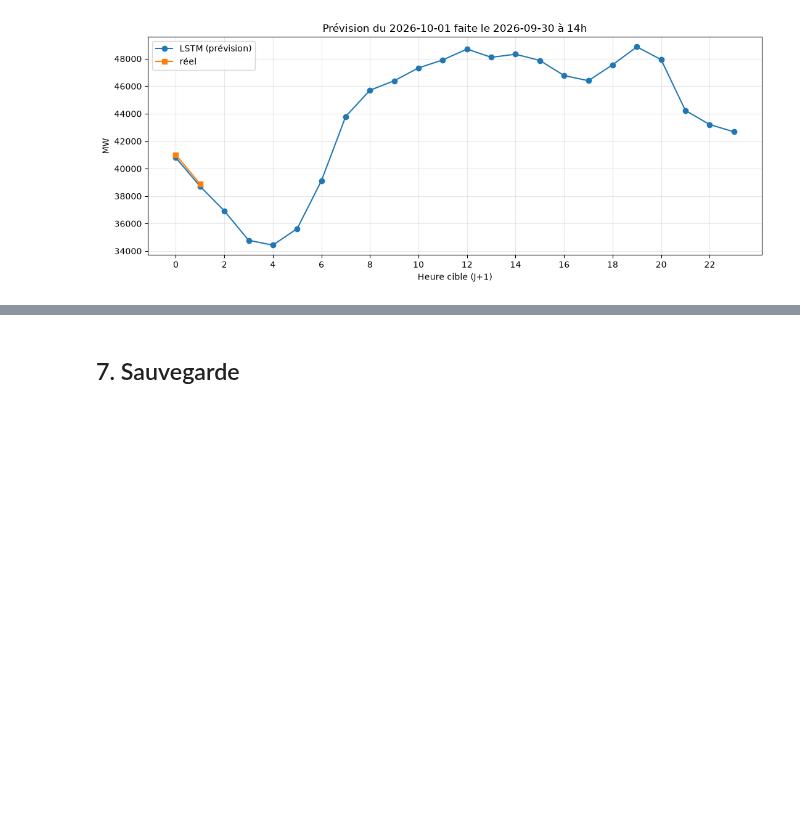
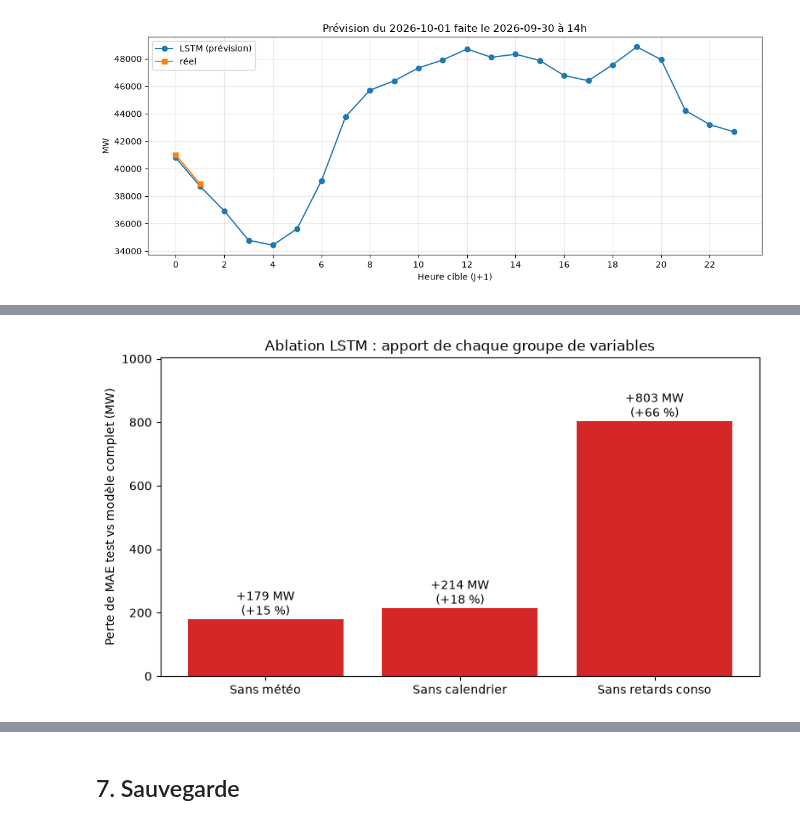
Before and after one commit to LeStolz/ConsommationElectrique, a Jupyter notebook: notebooks/modelisation_lstm.ipynb, the cells around one changed output, grey strips where cells are left out. Drawn from its saved outputs; the diff is of its cells as text; code cells hidden in the pictures; blank space fills up the shorter version.

```diff
--- a/notebooks/modelisation_lstm.ipynb
+++ b/notebooks/modelisation_lstm.ipynb
@@ -464,0 +482,23 @@ Heures comparées : 2/24 | MAE 193.9 MW | MAPE 0.48 % | Accuracy 99.52 %
+# %%
+N_ABL = 3                                   # réseaux par configuration (3 suffisent, plus rapide que 5)
+cfg = dict(CONFIG, residu=False)            # pas de base J-6 : sinon « sans retards » ne serait pas propre
+
+lignes = []
+for nom, grp in [("Modèle complet", None), ("Sans météo", "météo"),
+                 ("Sans calendrier", "calendrier"), ("Sans retards conso", "retards conso")]:
+    print(f"\n=== {nom} ===")
+    tr_, va_, te_ = (masquer(jeux[k], grp) for k in ("train", "val", "test"))
+    ms = entrainer_ensemble(tr_, va_, n_modeles=N_ABL, **cfg)
+    lignes.append({
+        "configuration": nom,
+        "MAE val": evaluer(ms, va_, scalers)[0]["mae"],
+        "MAE test": evaluer(ms, te_, scalers)[0]["mae"],
+    })
+
+abl = pd.DataFrame(lignes).set_index("configuration")
+abl["Δ MAE test vs complet"] = abl["MAE test"] - abl.loc["Modèle complet", "MAE test"]
+abl["Δ %"] = 100 * abl["Δ MAE test vs complet"] / abl.loc["Modèle complet", "MAE test"]
+display(abl.round(1))
+print("Rappel : ensemble final de 5 réseaux -> MAE val",
+      round(evaluer(modeles, jeux["val"], scalers)[0]["mae"], 1), "| MAE test",
+      round(evaluer(modeles, jeux["test"], scalers)[0]["mae"], 1))
@@ -464,0 +532,14 @@ Heures comparées : 2/24 | MAE 193.9 MW | MAPE 0.48 % | Accuracy 99.52 %
+# %%
+sans = abl.drop(index="Modèle complet")
+
+fig, ax = plt.subplots(figsize=(8, 4.5))
+ax.bar(sans.index, sans["Δ MAE test vs complet"], color="tab:red")
+for i, (v, p) in enumerate(zip(sans["Δ MAE test vs complet"], sans["Δ %"])):
+    ax.text(i, v + 15, f"+{v:.0f} MW\n(+{p:.0f} %)", ha="center")
+
+ax.set_ylim(0, sans["Δ MAE test vs complet"].max() * 1.25)   # laisse la place aux étiquettes
+ax.set_ylabel("Perte de MAE test vs modèle complet (MW)")
+ax.set_title("Ablation LSTM : apport de chaque groupe de variables")
+plt.tight_layout(); plt.show()
+# %% [output]
+[figure, added]
```
Also changed, not shown: parts of 9 cells of this notebook.
